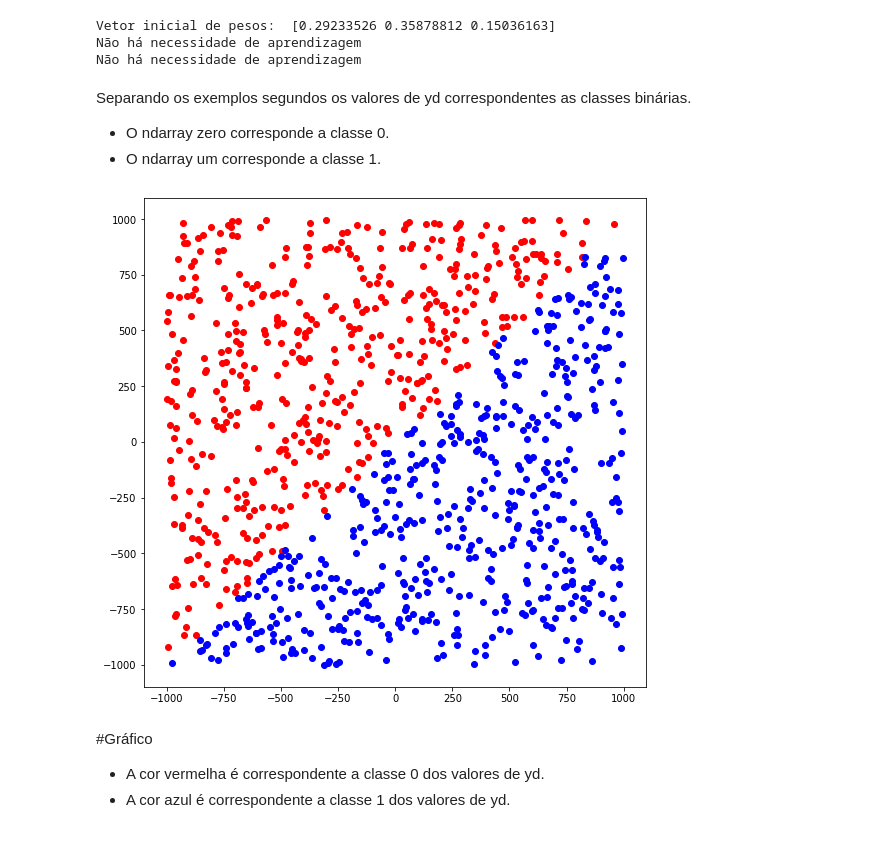
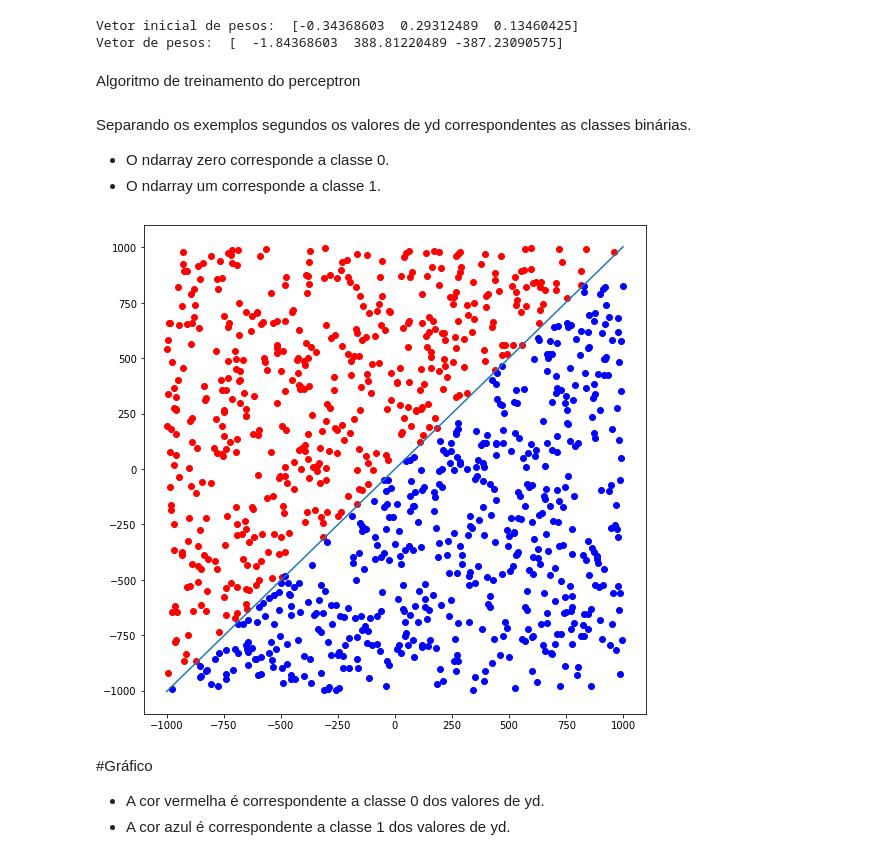
Before and after one commit to danilo-uea/PP2-2020-1, a Jupyter notebook: Projeto_prático_2.ipynb, the cells around one changed output. Drawn from its saved outputs; the diff is of its cells as text; code cells hidden in the pictures.

Commit message:
Algoritmo perceptron
Finalizacao de desenvolvimento do algoritmo perceptron

```diff
--- a/Projeto_prático_2.ipynb
+++ b/Projeto_prático_2.ipynb
@@ -8,8 +8,8 @@ data = np.fromfile(filename, dtype=dt)
 # %%
 n = 0.1 #Taxa de aprendizado
 teta = 0 #Degrau usado na função de ativação
-w = np.random.uniform(-0.5, 0.5, 3) #Vetor de pesos inicial
-print("Vetor inicial de pesos: ", w)
+w = np.random.uniform(-0.5, 0.5, (1, 3)) #Vetor de pesos inicial
+print("Vetor inicial de pesos: ", w[0])
 
 def funcao(u): #Função de ativação
   if(u >= teta):
@@ -17,29 +17,32 @@ def funcao(u): #Função de ativação
   else:
     return 0
 
-#Verificar se há necessidade de aprendizagem
 i = 0
-while i < 2:
+while i < len(data): #Verificar se há necessidade de aprendizagem
   linha = data[i]
   yd = linha[2]
   x = np.array([-1, linha[0], linha[1]])
 
   u = 0
   for j in range(3):
-    u += (x[j] * w[j])
+    u += (x[j] * w[-1][j])
 
   y = funcao(u)
+  e = yd - y #Erro
 
-  if (yd == y):
-    print('Não há necessidade de aprendizagem')
-  else:
-    print('Há necessidade de aprendizagem')
+  if (e != 0): #Há necessidade de aprendizagem
+    peso_novo = np.array([w[-1] + ((n * e) * x)])
+    w = np.append(w, peso_novo, axis=0) #Começa a próxima época
+    i = -1 #Vai para o começo do array de dados
 
   i += 1
+
+print('Vetor de pesos: ', w[-1])
 # %% [output]
-Vetor inicial de pesos:  [0.29233526 0.35878812 0.15036163]
-Não há necessidade de aprendizagem
-Não há necessidade de aprendizagem
+Vetor inicial de pesos:  [-0.34368603  0.29312489  0.13460425]
+Vetor de pesos:  [  -1.84368603  388.81220489 -387.23090575]
+# %% [markdown]
+Algoritmo de treinamento do perceptron
 # %%
 zero = np.empty((0,3), float)
 for x in range(len(data)):
@@ -57,12 +60,17 @@ Separando os exemplos segundos os valores de yd correspondentes as classes biná
 * O ndarray zero corresponde a classe 0.
 * O ndarray um corresponde a classe 1.
 # %%
+peso = w[-1]
+x = np.arange(-1000, 1000, 1)
+
 plt.figure(figsize=(9, 9))
-plt.scatter(zero[0:,0],zero[0:,1], c='red')
-plt.scatter(um[0:,0],um[0:,1], c='blue')
+plt.scatter(zero[0:,0],zero[0:,1], color='red')  #vermelho
+plt.scatter(um[0:,0],um[0:,1], color='blue')     #Azul
+plt.plot(x, (peso[0]/peso[2]) - ((peso[1]/peso[2]) * x))
+
 plt.show()
 # %% [output]
-[figure, old version]
+[figure, new version]
 # %% [markdown]
 #Gráfico
 * A cor vermelha é correspondente a classe 0 dos valores de yd.
```
